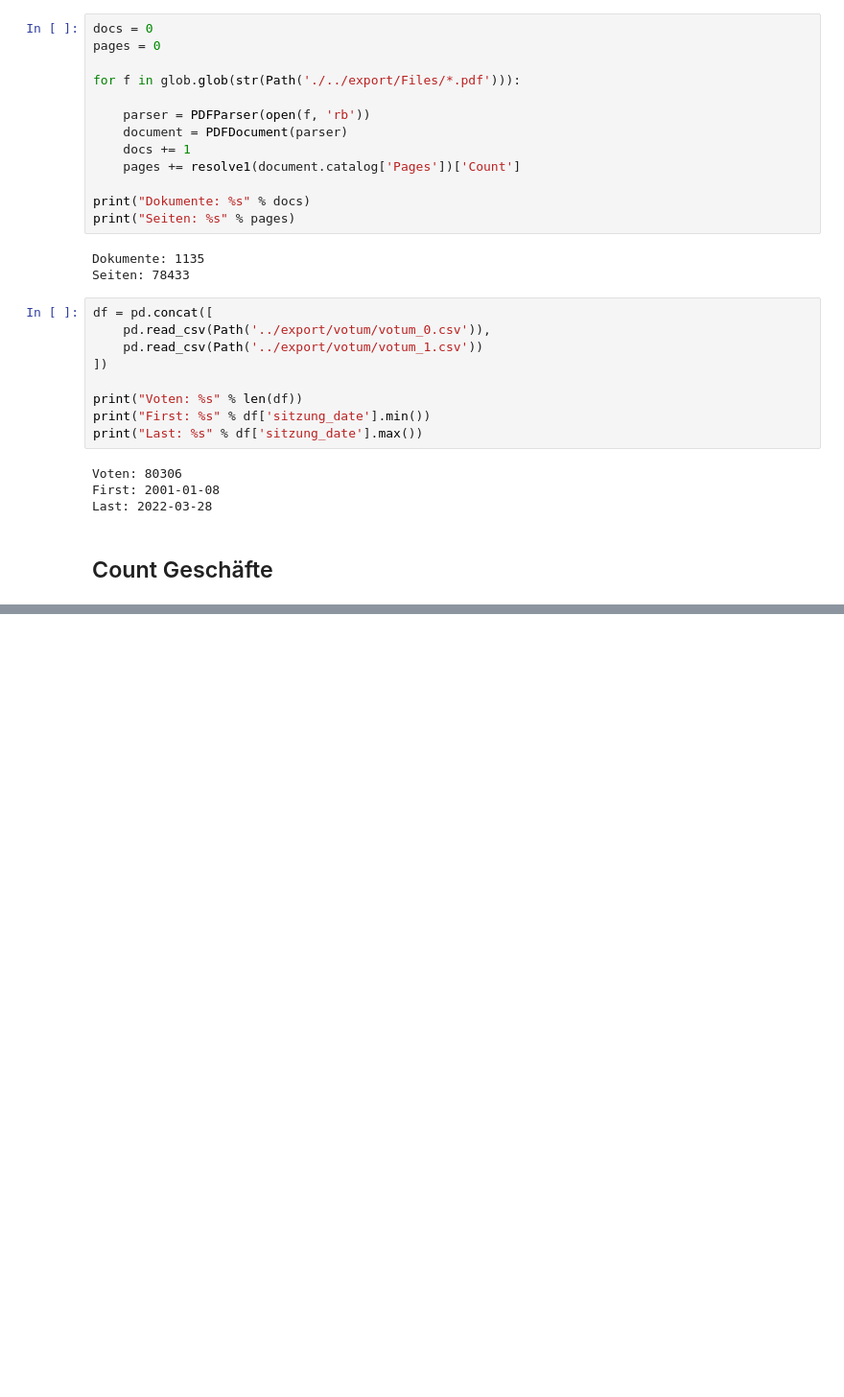
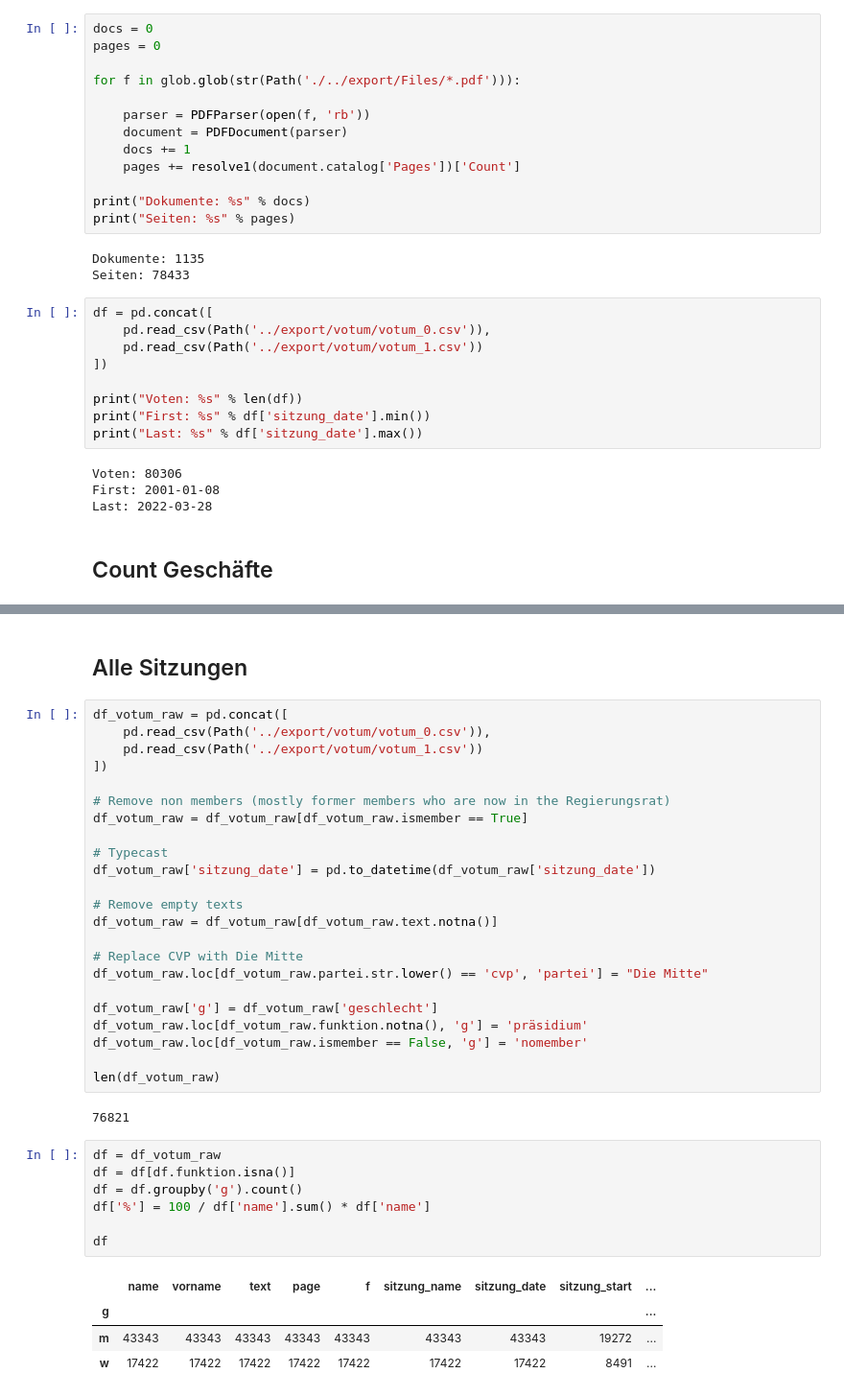
Before and after one commit to simonhuwiler/nzz_zh_kantonsrat, a Jupyter notebook: src/99_figures.ipynb, the cells around one changed output, grey strips where cells are left out. Shown: that part at 96% size. Saved outputs shown, nothing was run; the diff lists cells and outputs as text; blank space fills up the shorter version.

```diff
--- a/src/99_figures.ipynb
+++ b/src/99_figures.ipynb
@@ -63,0 +53,39 @@ df.head()
+# %% [markdown]
+## Alle Sitzungen
+# %%
+df_votum_raw = pd.concat([
+    pd.read_csv(Path('../export/votum/votum_0.csv')),
+    pd.read_csv(Path('../export/votum/votum_1.csv'))
+])
+
+# Remove non members (mostly former members who are now in the Regierungsrat)
+df_votum_raw = df_votum_raw[df_votum_raw.ismember == True]
+
+# Typecast
+df_votum_raw['sitzung_date'] = pd.to_datetime(df_votum_raw['sitzung_date'])
+
+# Remove empty texts
+df_votum_raw = df_votum_raw[df_votum_raw.text.notna()]
+
+# Replace CVP with Die Mitte
+df_votum_raw.loc[df_votum_raw.partei.str.lower() == 'cvp', 'partei'] = "Die Mitte"
+
+df_votum_raw['g'] = df_votum_raw['geschlecht']
+df_votum_raw.loc[df_votum_raw.funktion.notna(), 'g'] = 'präsidium'
+df_votum_raw.loc[df_votum_raw.ismember == False, 'g'] = 'nomember'
+
+len(df_votum_raw)
+# %% [output]
+76821
+# %%
+df = df_votum_raw
+df = df[df.funktion.isna()]
+df = df.groupby('g').count()
+df['%'] = 100 / df['name'].sum() * df['name']
+
+df
+# %% [output]
+|  | name | vorname | text | page | f | sitzung_name | sitzung_date | sitzung_start | ... |
+| g |  |  |  |  |  |  |  |  | ... |
+| m | 43343 | 43343 | 43343 | 43343 | 43343 | 43343 | 43343 | 19272 | ... |
+| w | 17422 | 17422 | 17422 | 17422 | 17422 | 17422 | 17422 | 8491 | ... |
```
Also changed, not shown: parts of 6 cells of this notebook, 6 other files.
